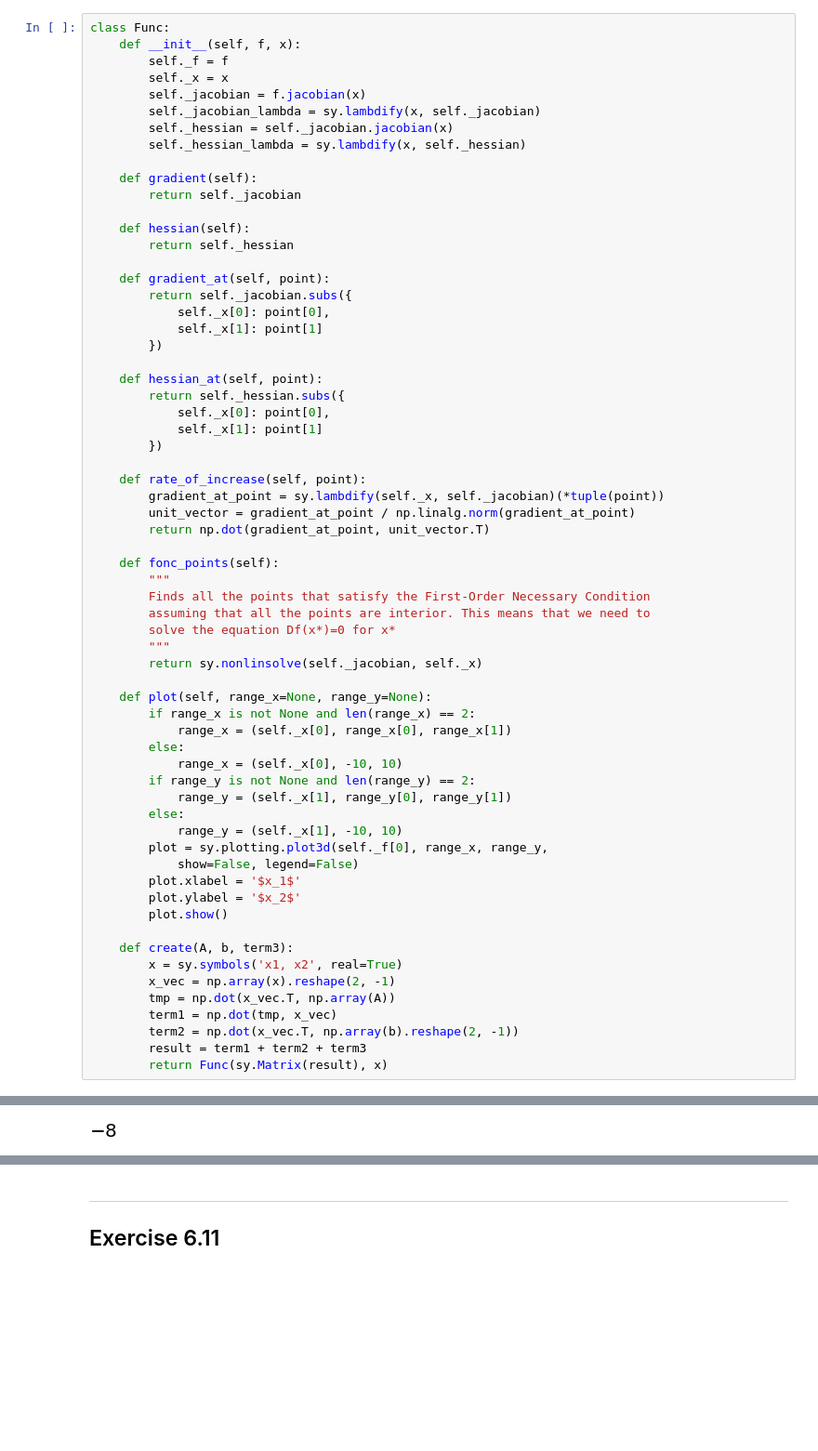
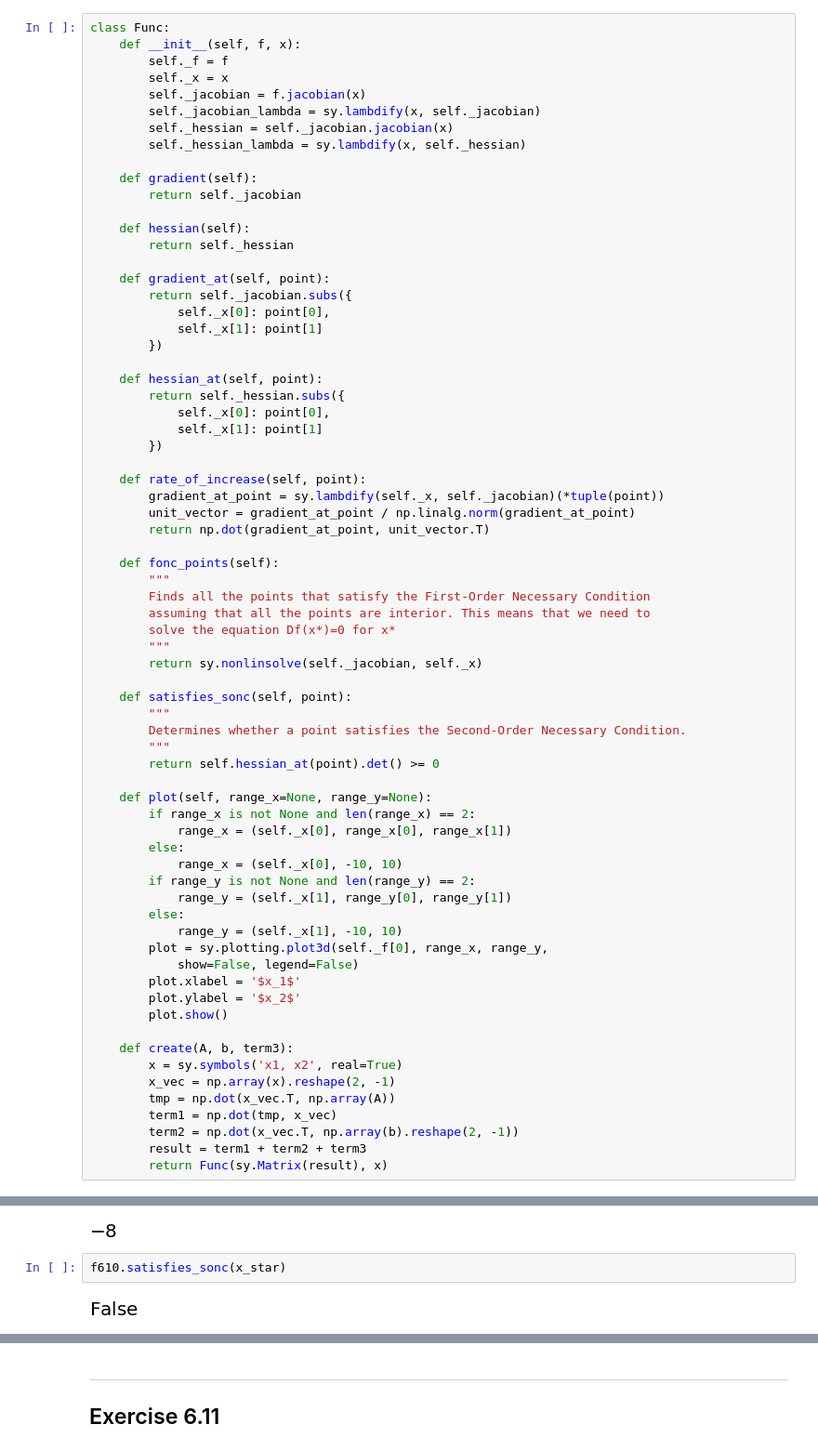
Before and after one commit to sheikhomar/opan, a Jupyter notebook: hw04.ipynb, the cells around one changed output, grey strips where cells are left out. Shown: that part at 93% size. Saved outputs shown, nothing was run; the diff lists cells and outputs as text; blank space fills up the shorter version.

```diff
--- a/hw04.ipynb
+++ b/hw04.ipynb
@@ -204,6 +204,12 @@ class Func:
         """
         return sy.nonlinsolve(self._jacobian, self._x)
 
+    def satisfies_sonc(self, point):
+        """
+        Determines whether a point satisfies the Second-Order Necessary Condition.
+        """
+        return self.hessian_at(point).det() >= 0
+
     def plot(self, range_x=None, range_y=None):
         if range_x is not None and len(range_x) == 2:
             range_x = (self._x[0], range_x[0], range_x[1])
@@ -369,4 +375,8 @@ x_star
 f610.hessian().det()
 # %% [output]
 [figure]
+# %%
+f610.satisfies_sonc(x_star)
+# %% [output]
+[figure, added]
 # %% [markdown]
```
Also changed, not shown: parts of 13 cells of this notebook.
